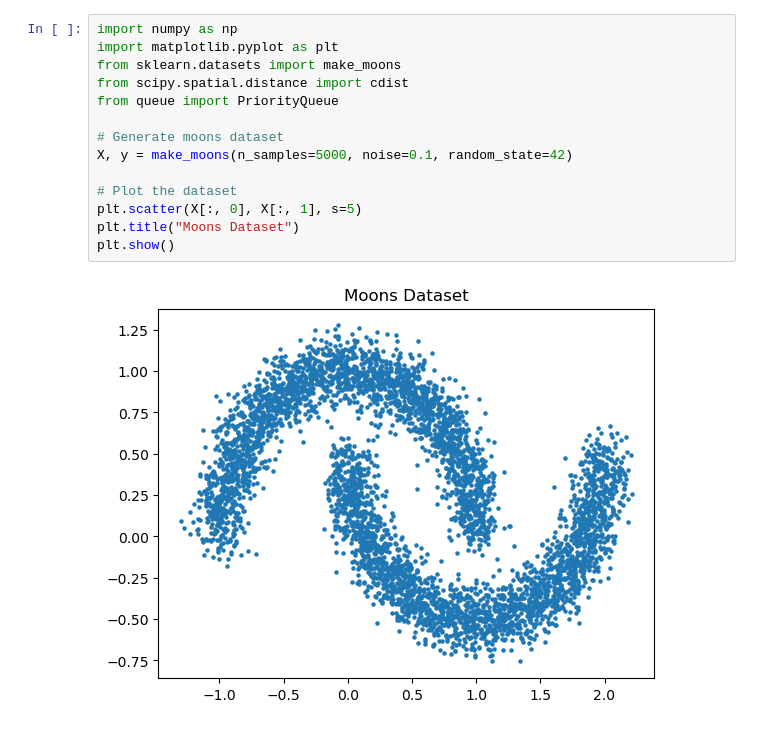
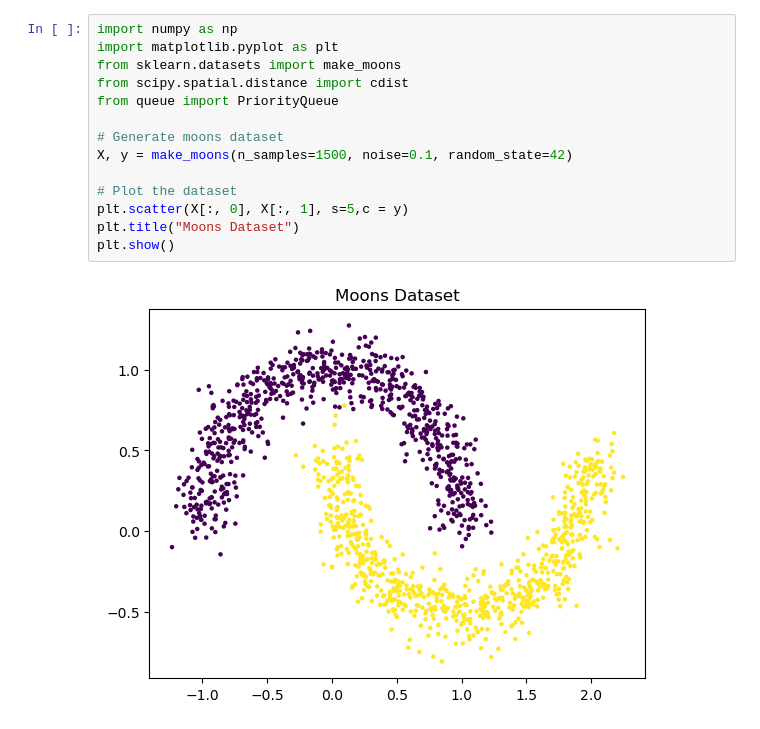
Before and after one commit to twahih/DM5230, a Jupyter notebook: HWK3/Problem4.ipynb, the cells around one changed output. Cells and saved outputs as stored; diff of their text form.

```diff
--- a/HWK3/Problem4.ipynb
+++ b/HWK3/Problem4.ipynb
@@ -1,19 +1,19 @@
 # %%
 import numpy as np
 import matplotlib.pyplot as plt
 from sklearn.datasets import make_moons
 from scipy.spatial.distance import cdist
 from queue import PriorityQueue
 
 # Generate moons dataset
-X, y = make_moons(n_samples=5000, noise=0.1, random_state=42)
+X, y = make_moons(n_samples=1500, noise=0.1, random_state=42)
 
 # Plot the dataset
-plt.scatter(X[:, 0], X[:, 1], s=5)
+plt.scatter(X[:, 0], X[:, 1], s=5,c = y)
 plt.title("Moons Dataset")
 plt.show()
 # %% [output]
-[figure, old version]
+[figure, new version]
 # %%
 
 
```
Also changed, not shown: parts of 8 cells of this notebook, 2 other files.
